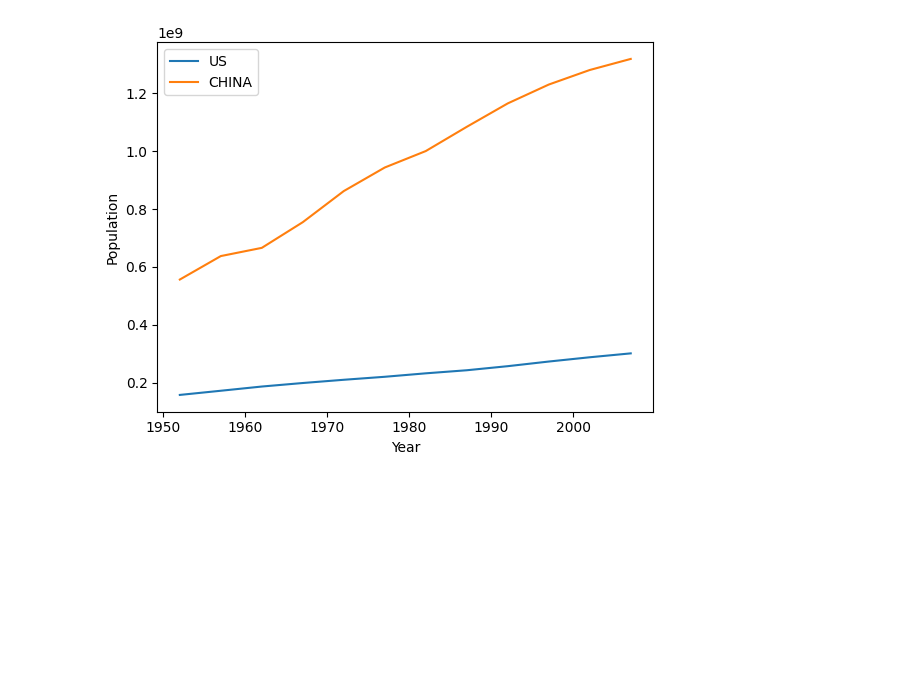
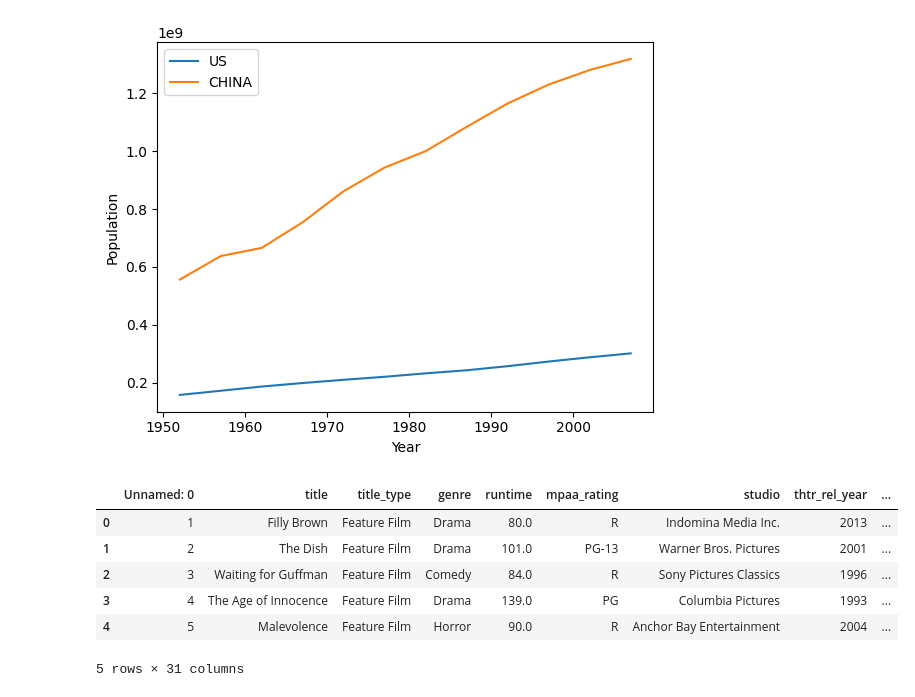
Before and after one commit to SurjanaJ/SHALA, a Jupyter notebook: Module 1/Basic Data Understanding/Untitled.ipynb, the cells around one changed output. Saved outputs shown, nothing was run; the diff lists cells and outputs as text; code cells hidden in the pictures; blank space fills up the shorter version.

```diff
--- a/Module 1/Basic Data Understanding/Untitled.ipynb
+++ b/Module 1/Basic Data Understanding/Untitled.ipynb
@@ -94,3 +94,14 @@ plt.ylabel('Population')
 plt.show()
 # %% [output]
 [figure]
+# %%
+movies = pd.read_csv('moviesData.csv')
+movies.head()
+# %% [output]
+|  | Unnamed: 0 | title | title_type | genre | runtime | mpaa_rating | studio | thtr_rel_year | ... |
+| 0 | 1 | Filly Brown | Feature Film | Drama | 80.0 | R | Indomina Media Inc. | 2013 | ... |
+| 1 | 2 | The Dish | Feature Film | Drama | 101.0 | PG-13 | Warner Bros. Pictures | 2001 | ... |
+| 2 | 3 | Waiting for Guffman | Feature Film | Comedy | 84.0 | R | Sony Pictures Classics | 1996 | ... |
+| 3 | 4 | The Age of Innocence | Feature Film | Drama | 139.0 | PG | Columbia Pictures | 1993 | ... |
+| 4 | 5 | Malevolence | Feature Film | Horror | 90.0 | R | Anchor Bay Entertainment | 2004 | ... |
+5 rows × 31 columns
```
Also changed, not shown: parts of 9 cells of this notebook.
